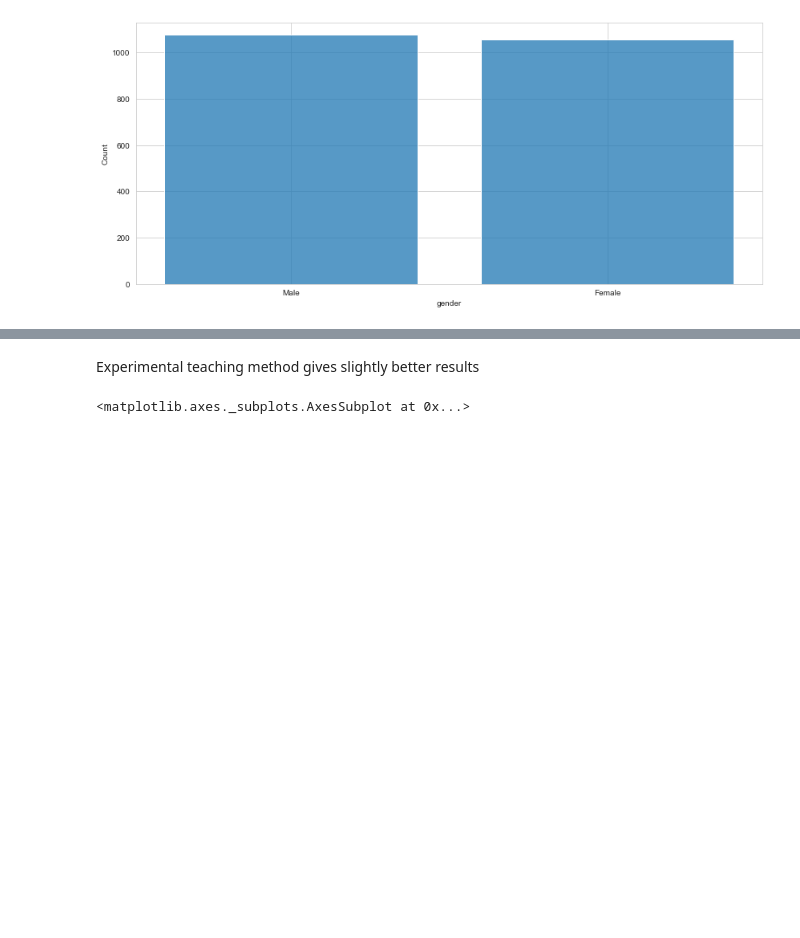
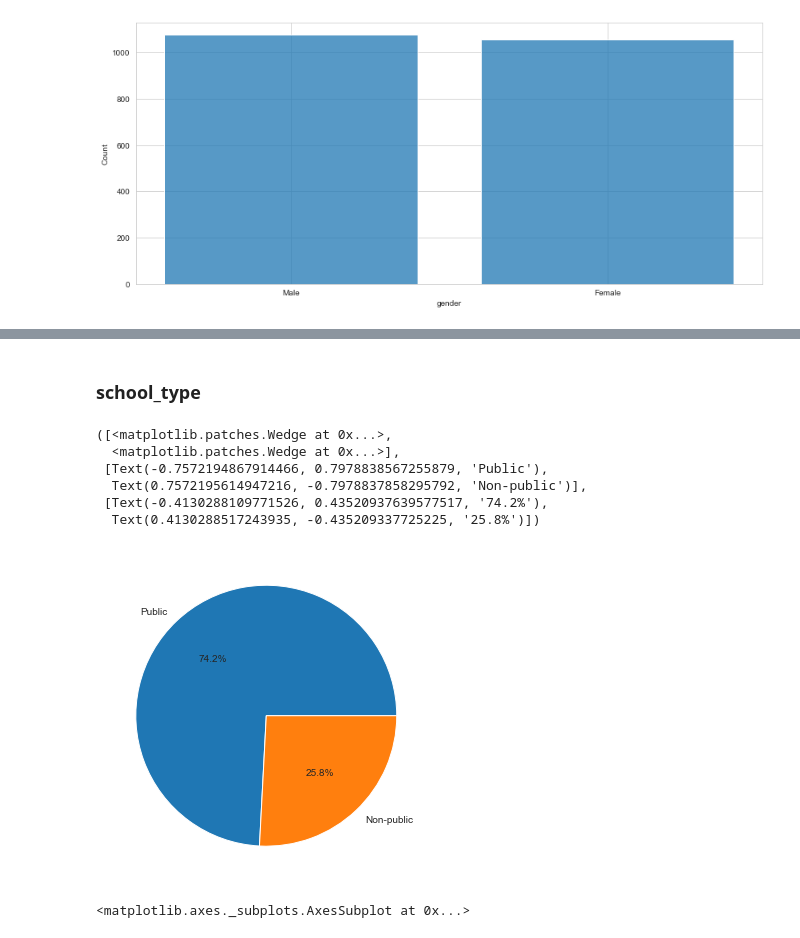
Before and after one commit to tolgarecep/test-scores, a Jupyter notebook: test-scores.ipynb, the cells around one changed output, grey strips where cells are left out. Drawn from its saved outputs; the diff is of its cells as text; code cells hidden in the pictures; blank space fills up the shorter version.

```diff
--- a/test-scores.ipynb
+++ b/test-scores.ipynb
@@ -76,5 +110,16 @@ sns.boxplot(data=data,x="teaching_method",y="pretest")
-# %% [markdown]
-Experimental teaching method gives slightly better results
+# %% [markdown]
+<h3>school_type</h3>
+# %%
+plt.subplots(figsize=(14,6))
+plt.pie(data.school_type.value_counts(), labels=data.school_type.value_counts().index, autopct='%1.1f%%')
+# %% [output]
+([<matplotlib.patches.Wedge at 0x...>,
+  <matplotlib.patches.Wedge at 0x...>],
+ [Text(-0.7572194867914466, 0.7978838567255879, 'Public'),
+  Text(0.7572195614947216, -0.7978837858295792, 'Non-public')],
+ [Text(-0.4130288109771526, 0.43520937639577517, '74.2%'),
+  Text(0.4130288517243935, -0.435209337725225, '25.8%')])
+[figure, added]
 # %%
 plt.figure(figsize=(14, 6))
 sns.boxplot(data=data,x="school_type",y="pretest")
```
Also changed, not shown: parts of 34 cells of this notebook.
